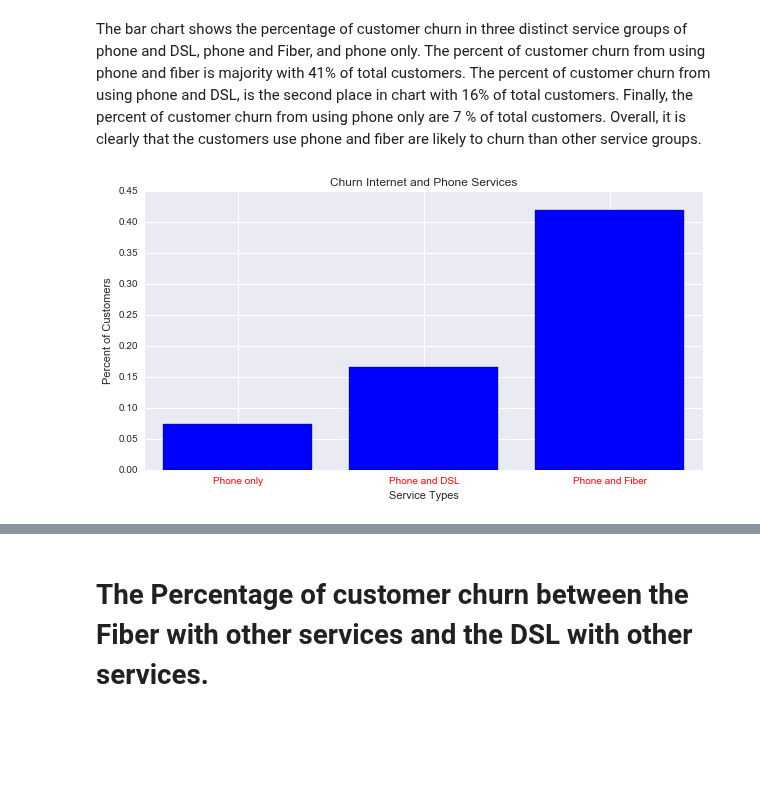
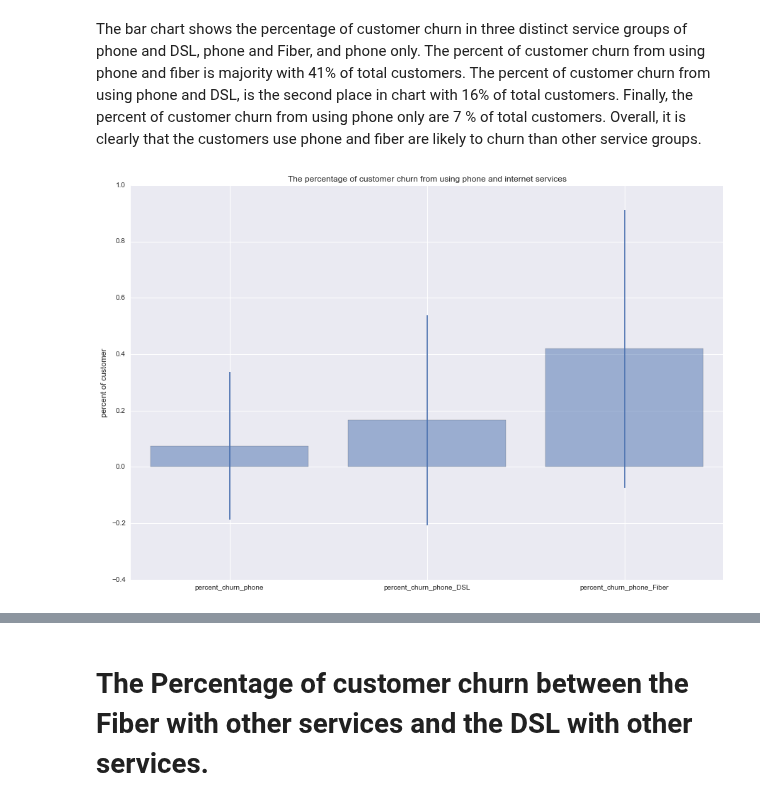
Before and after one commit to vinhpvu/Telco-customer-analytics, a Jupyter notebook: Untitled.ipynb, the cells around one changed output, grey strips where cells are left out. Cells and saved outputs as stored; diff of their text form; code cells hidden in the pictures; blank space fills up the shorter version.

```diff
--- a/Untitled.ipynb
+++ b/Untitled.ipynb
@@ -127,20 +127,28 @@ plt.show()
 # %% [markdown]
 The bar chart shows the percentage of customer churn in three distinct service groups of phone and DSL, phone and Fiber, and phone only. The percent of customer churn from using phone and fiber is majority with 41% of total customers. The percent of customer churn from using phone and DSL, is the second place in chart with 16% of total customers. Finally, the percent of customer churn from using phone only are 7 % of total customers. Overall, it is clearly that the customers use phone and fiber are likely to churn than other service groups.
 # %%
-percent_churn_phone_DSL=customer[(customer["DSL"]==1)&(customer["PhoneService"]==1)].Churn.mean()
-percent_churn_phone_Fiber=customer[(customer["Fiber optic"]==1)&(customer["PhoneService"]==1)].Churn.mean()
-percent_churn_phone=customer[(customer["PhoneService"]==1)&((customer["Fiber optic"]==0)&(customer["DSL"]==0))].Churn.mean()
-axis=[1,2,3]
-plt.figure(figsize=(10,5))
-plt.bar(axis, [percent_churn_phone,percent_churn_phone_DSL,percent_churn_phone_Fiber],color="blue",align = 'center')
+percent_churn_phone_DSL=customer[(customer["DSL"]==1)&(customer["PhoneService"]==1)].Churn
+percent_churn_phone_Fiber=customer[(customer["Fiber optic"]==1)&(customer["PhoneService"]==1)].Churn
+percent_churn_phone=customer[(customer["PhoneService"]==1)&((customer["Fiber optic"]==0)&(customer["DSL"]==0))].Churn
+axis = ('percent_churn_phone','percent_churn_phone_DSL','percent_churn_phone_Fiber')
+y_pos = np.arange(len(axis))
+plt.figure(figsize=(15,10))
+value=[percent_churn_phone_DSL,percent_churn_phone_Fiber,percent_churn_phone]
+df1_mean = percent_churn_phone_DSL.mean()
+df1_std = percent_churn_phone_DSL.std()
+df2_mean = percent_churn_phone_Fiber.mean()
+df2_std = percent_churn_phone_Fiber.std()
+df3_mean = percent_churn_phone.mean()
+df3_std = percent_churn_phone.std()
 
-labels = ['Phone only','Phone and DSL','Phone and Fiber']
 
-plt.xticks(axis,labels, color='red')
+value = (df3_mean,df1_mean, df2_mean)
+Std = (df3_std,df1_std, df2_std)
 
-plt.xlabel('Service Types')
-plt.ylabel('Percent of Customers')
-plt.title('Churn Internet and Phone Services')
+plt.bar(y_pos, value, yerr=Std, align='center', alpha=0.5)
+plt.xticks(y_pos, axis)
+plt.ylabel('percent of customer')
+plt.title('The percentage of customer churn from using phone and internet services')
 plt.show()
 # %% [output]
-[figure, old version]
+[figure, new version]
```
Also changed, not shown: parts of 13 cells of this notebook.
